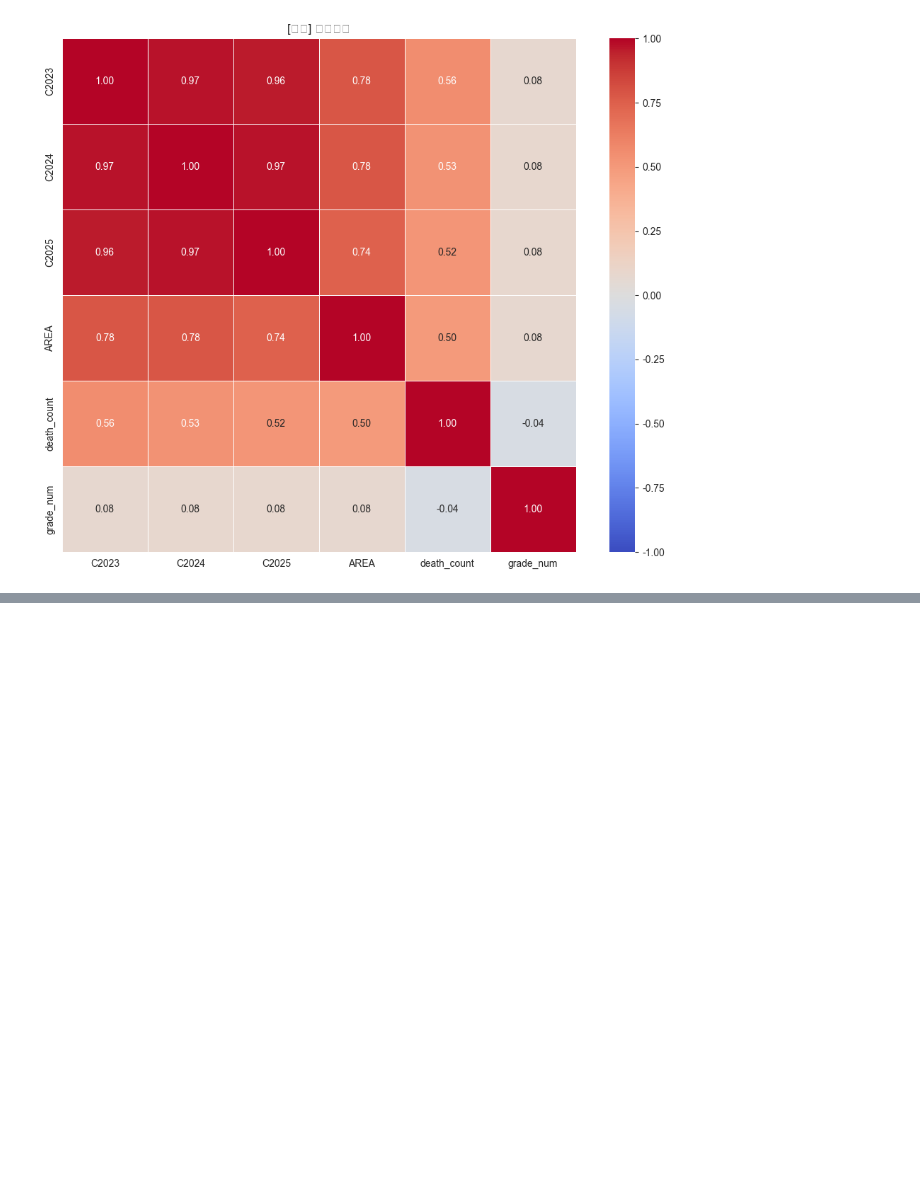
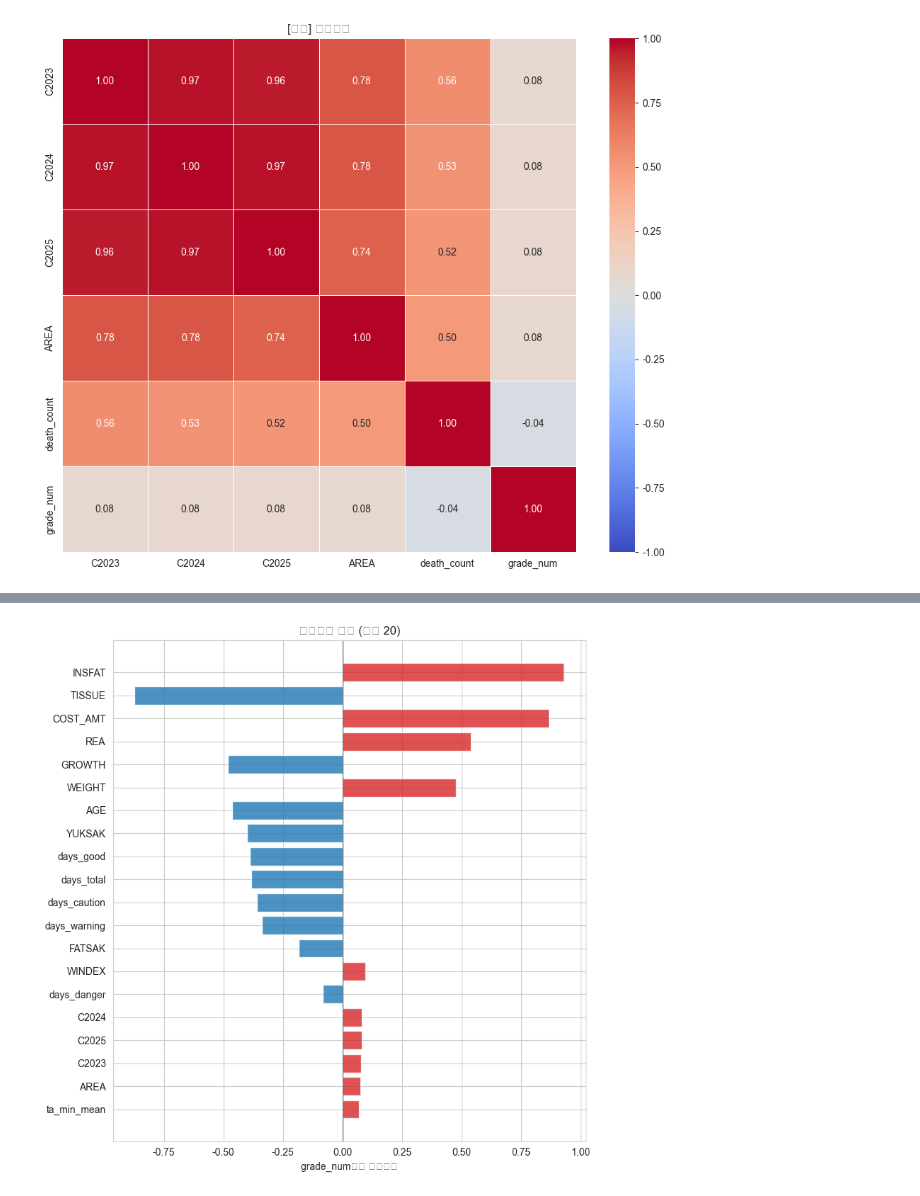
Before and after one commit to sy-103/hanwoo_contest, a Jupyter notebook: notebooks/3_eda/correlation/correlation.ipynb, the cells around one changed output, grey strips where cells are left out. Drawn from its saved outputs; the diff is of its cells as text; code cells hidden in the pictures; blank space fills up the shorter version.

```diff
--- a/notebooks/3_eda/correlation/correlation.ipynb
+++ b/notebooks/3_eda/correlation/correlation.ipynb
@@ -168,0 +276,8 @@ for name, cols in groups.items():
+# %%
+# ==============================================================
+# 등급(grade_num)과의 상관
+# ==============================================================
+grade_corr = df[num_cols].corr()["grade_num"].drop("grade_num")
+grade_corr = grade_corr.sort_values(key=abs, ascending=False)
+print("=== grade_num과의 상관 (절댓값 큰 순) ===")
+print(grade_corr.round(3))
@@ -168,0 +328,18 @@ for name, cols in groups.items():
+# %%
+# ==============================================================
+# 등급 상관 막대그래프 (셀21)
+# ==============================================================
+plt.figure(figsize=(8, 8))
+top = grade_corr.head(20)
+colors = ["#d62728" if v > 0 else "#1f77b4" for v in top]
+plt.barh(range(len(top)), top.values, color=colors, alpha=0.8)
+plt.yticks(range(len(top)), top.index)
+plt.xlabel("grade_num과의 상관계수")
+plt.title("등급과의 상관 (상위 20)")
+plt.axvline(x=0, color="black", linewidth=0.5)
+plt.gca().invert_yaxis()
+plt.tight_layout()
+plt.savefig("../../figures/13_grade_corr.png", dpi=100, bbox_inches="tight")
+plt.show()
+# %% [output]
+[figure, added]
```
Also changed, not shown: parts of 16 cells of this notebook, 7 other files.
